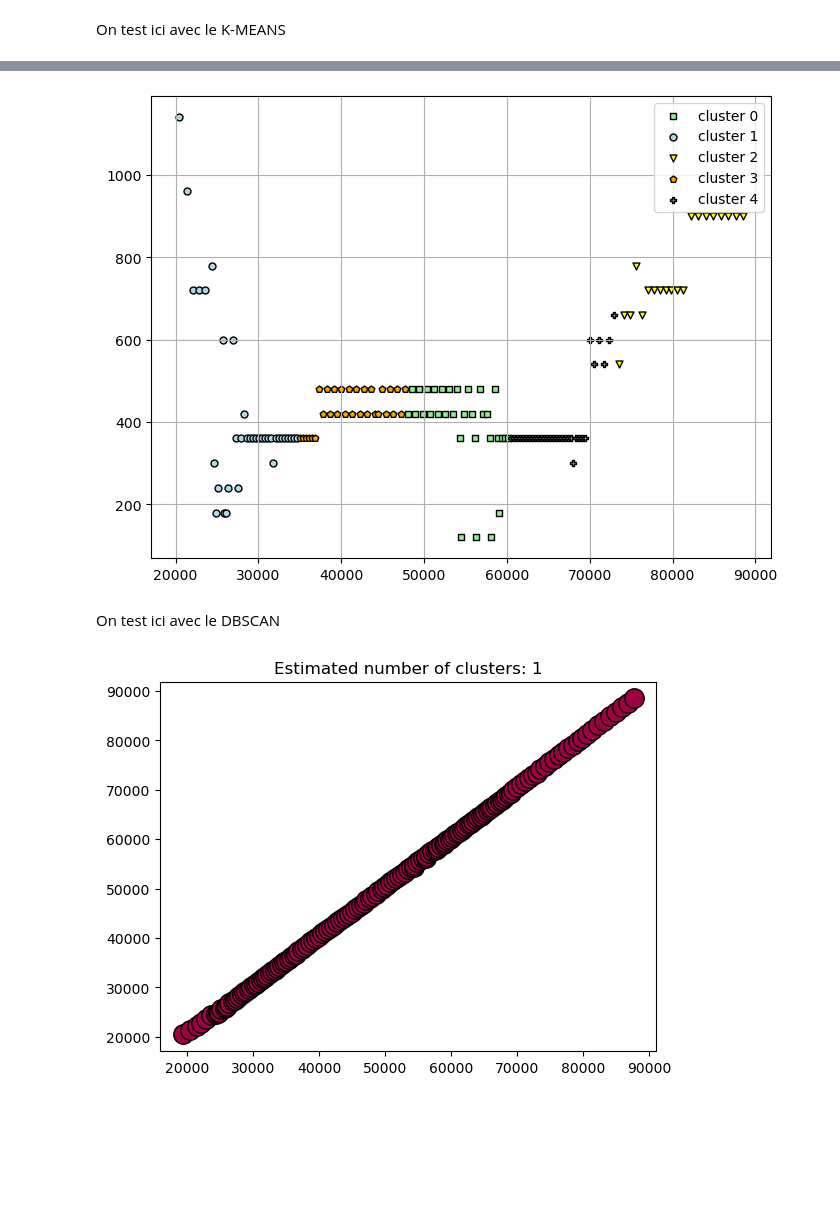
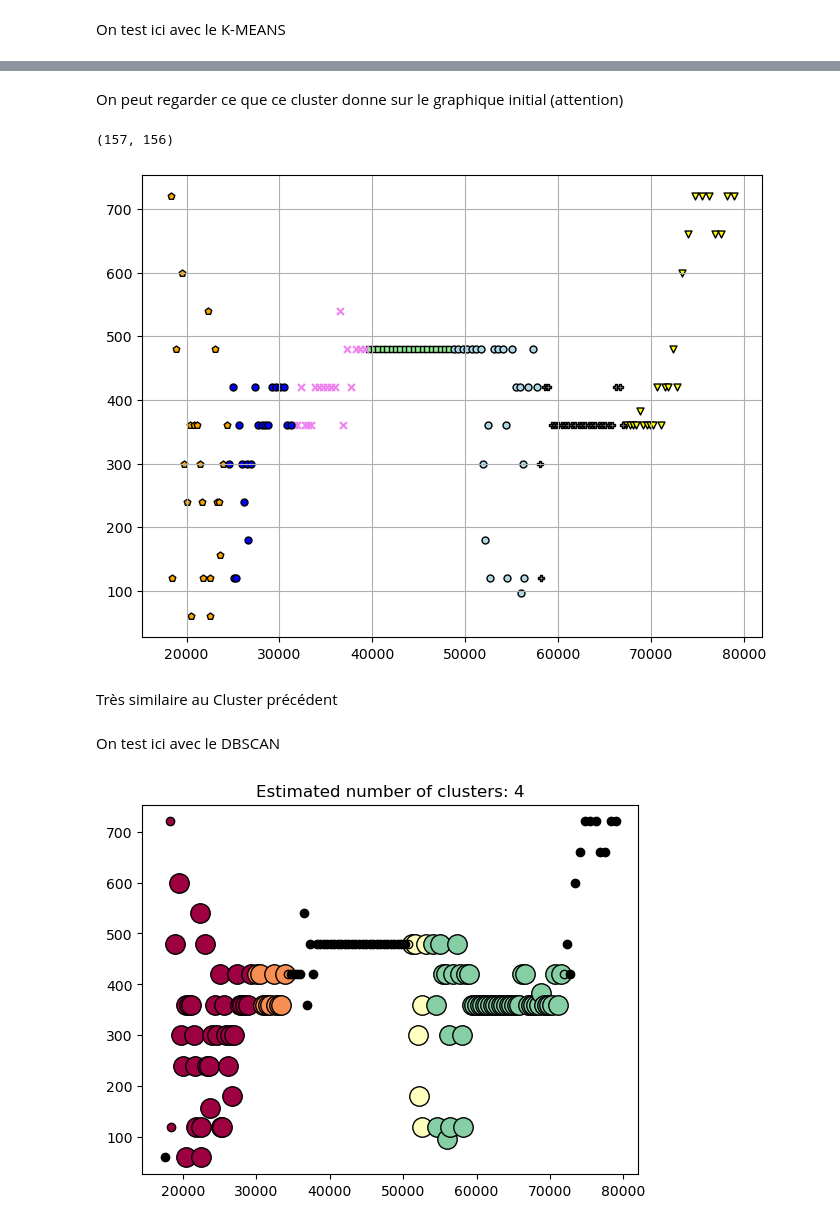
Before and after one commit to Hosx/Project-Stib-Data-Mining, a Jupyter notebook: ClusteringSchedule.ipynb, the cells around one changed output, grey strips where cells are left out. Cells and saved outputs as stored; diff of their text form; code cells hidden in the pictures; blank space fills up the shorter version.

```diff
--- a/ClusteringSchedule.ipynb
+++ b/ClusteringSchedule.ipynb
@@ -105,0 +180,37 @@ On peut commencer le clustering
+# %%
+StopTimesGroupTrip = stop_times.groupby('trip_id')[['stop_sequence']].mean().round()
+StopTimesGroupTrip['stop_sequence']=StopTimesGroupTrip['stop_sequence'].astype(int)
+
+test = pd.merge(stop_times, StopTimesGroupTrip, how='right', on= ['trip_id','stop_sequence'])
+
+DicOfMiddleStop={}
+test2 = test[['route_id','stop_sequence','stop_id','direction_id']]
+for stop in test2['stop_id'].unique():
+    test3 = test2[test2['stop_id']==stop]
+    routeid = test3['route_id'].unique()[0]
+    directionid = test3['direction_id'].unique()
+    for direction in directionid:
+        key = str(routeid)+':'+str(direction)
+        if DicOfMiddleStop.get(key) is None:
+            DicOfMiddleStop[key]=stop
+DicOfWeek = {'weekday':('20210915','wednesday'),'saturday':('20210918','saturday'),'sunday':('20210919','sunday')}
+def DataForCluster(lineid, directionid,dayoftheweek):
+    routeid = FromLineIdtoRouteId(lineid)
+    key = str(routeid)+':'+str(directionid)
+    if DicOfMiddleStop.get(key)!=None:
+        meanstop = DicOfMiddleStop[key]
+        dataCluster = TroncatedScheduleRegularity(DicOfWeek[dayoftheweek],lineid,meanstop)
+        IntervalTime = dataCluster[0]
+        ArrivalTime = dataCluster[1]
+        df = pd.DataFrame({'ArrivalTime':ArrivalTime, 'TimeWaited':IntervalTime})
+    return df
+
+def DataForClusterDelta(lineid, directionid,dayoftheweek):
+    routeid = FromLineIdtoRouteId(lineid)
+    key = str(routeid)+':'+str(directionid)
+    if DicOfMiddleStop.get(key)!=None:
+        meanstop = DicOfMiddleStop[key]
+        dataCluster = TroncatedScheduleRegularity(DicOfWeek[dayoftheweek],lineid,meanstop)
+        ArrivalTime = dataCluster[1]
+        df = pd.DataFrame({'ArrivalTime_i':ArrivalTime[:-1], 'TimeWaited':ArrivalTime[1:]})
+    return df
@@ -106,3 +222,5 @@ On peut commencer le clustering
+# %%
+Data = DataForCluster('7','0','weekday')
 # %% [markdown]
 On test ici avec le K-MEANS
 # %%
@@ -150,0 +359,6 @@ plt.show()
+# %% [markdown]
+On peut regarder ce que ce cluster donne sur le graphique initial (attention)
+# %%
+len(Data),len(DataDelta)
+# %% [output]
+(157, 156)
@@ -151,29 +368,32 @@ plt.show()
 # %%
 plt.figure(figsize=(8,6))
-colors=['lightgreen','lightblue','yellow','orange','grey','violet']
 
-markers=['s','o','v','p','P','x']
+colors=['lightgreen','lightblue','yellow','orange','grey','violet','blue','red','magenta']
 
-for n in range(nCluster):
+markers=['s','o','v','p','P','x','o','s']
+
+for i,cluster in enumerate(Clusters):
     plt.scatter(
-    dataTestInt[km == n]['StartOfWaiting'], dataTestInt[km == n]['TimeInterval'],
-    s=25, c= colors[n],
-    marker= markers[n], edgecolor='black',
-    label='cluster '+str(n)
+        DataInit.iloc[cluster,:1], DataInit.iloc[cluster,1:],
+        s=25, c=colors[i],
+        marker=markers[i], edgecolor='black',
+        label='cluster '+str(i)
     )
 
 
 # visualise centroids
 
-plt.legend(scatterpoints=1)
+#plt.legend(scatterpoints=1)
 plt.grid()
 plt.show()
 # %% [output]
-[figure, old version]
+[figure, new version]
+# %% [markdown]
+Très similaire au Cluster précédent
 # %% [markdown]
 On test ici avec le DBSCAN
 # %%
-db = DBSCAN(eps=50000, min_samples=15).fit(dataTestVS)
+db = DBSCAN(eps=821, min_samples=4).fit(Data)
 core_samples_mask = np.zeros_like(db.labels_, dtype=bool)
 core_samples_mask[db.core_sample_indices_] = True
 labels = db.labels_
@@ -184,34 +404,34 @@ n_noise_ = list(labels).count(-1)
 unique_labels = set(labels)
 colorsDBSCAN = [plt.cm.Spectral(each) for each in np.linspace(0, 1, len(unique_labels))]
 for k, col in zip(unique_labels, colorsDBSCAN):
     if k == -1:
         # Black used for noise.
         col = [0, 0, 0, 1]
 
     class_member_mask = labels == k
 
-    xy = dataTestVS[class_member_mask & core_samples_mask]
+    xy = Data[class_member_mask & core_samples_mask]
     plt.plot(
         xy.iloc[:, 0],
         xy.iloc[:, 1],
         "o",
         markerfacecolor=tuple(col),
         markeredgecolor="k",
         markersize=14,
     )
-    xy = dataTestVS[class_member_mask & ~core_samples_mask]
+    xy = Data[class_member_mask & ~core_samples_mask]
     plt.plot(
         xy.iloc[:, 0],
         xy.iloc[:, 1],
         "o",
         markerfacecolor=tuple(col),
         markeredgecolor="k",
         markersize=6,
     )
 
 
 plt.title("Estimated number of clusters: %d" % n_clusters_)
 plt.show()
 # %% [output]
-[figure, old version]
+[figure, new version]
 # %% [markdown]
```
Also changed, not shown: parts of 29 cells of this notebook, 1 other file.
